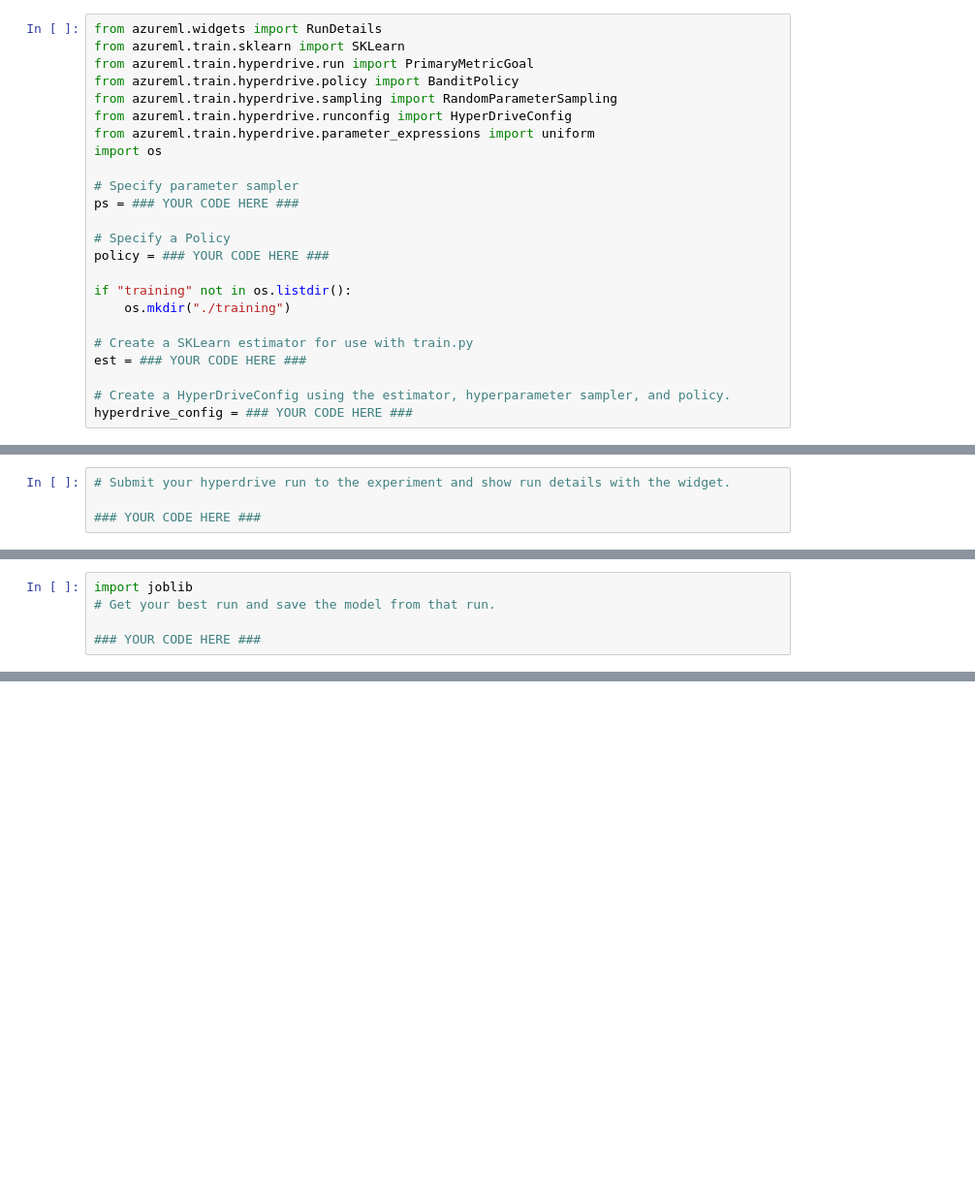
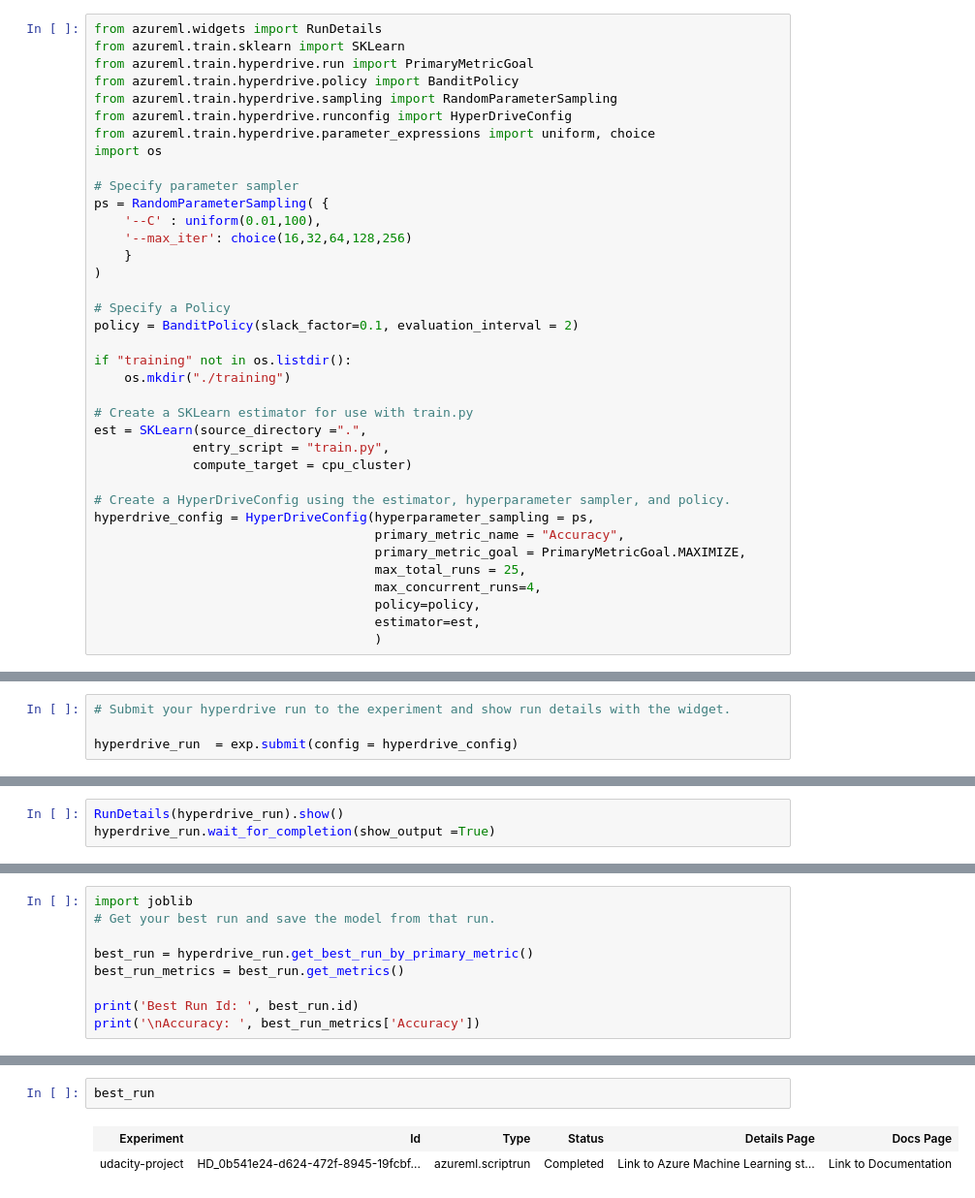
Before and after one commit to HarryMechatron/Optimising-ML-pipeline-in-Azure, a Jupyter notebook: udacity-project.ipynb, the cells around one changed output, grey strips where cells are left out. Shown at 97% size. Saved outputs shown, nothing was run; the diff lists cells and outputs as text; blank space fills up the shorter version.

```diff
--- a/udacity-project.ipynb
+++ b/udacity-project.ipynb
@@ -51,20 +50,33 @@ from azureml.train.hyperdrive.run import PrimaryMetricGoal
 from azureml.train.hyperdrive.policy import BanditPolicy
 from azureml.train.hyperdrive.sampling import RandomParameterSampling
 from azureml.train.hyperdrive.runconfig import HyperDriveConfig
-from azureml.train.hyperdrive.parameter_expressions import uniform
+from azureml.train.hyperdrive.parameter_expressions import uniform, choice
 import os
 
 # Specify parameter sampler
-ps = ### YOUR CODE HERE ###
+ps = RandomParameterSampling( {
+    '--C' : uniform(0.01,100),
+    '--max_iter': choice(16,32,64,128,256)
+    }
+)
 
 # Specify a Policy
-policy = ### YOUR CODE HERE ###
+policy = BanditPolicy(slack_factor=0.1, evaluation_interval = 2)
 
 if "training" not in os.listdir():
     os.mkdir("./training")
 
 # Create a SKLearn estimator for use with train.py
-est = ### YOUR CODE HERE ###
+est = SKLearn(source_directory =".",
+             entry_script = "train.py",
+             compute_target = cpu_cluster)
 
 # Create a HyperDriveConfig using the estimator, hyperparameter sampler, and policy.
-hyperdrive_config = ### YOUR CODE HERE ###
+hyperdrive_config = HyperDriveConfig(hyperparameter_sampling = ps,
+                                     primary_metric_name = "Accuracy",
+                                     primary_metric_goal = PrimaryMetricGoal.MAXIMIZE,
+                                     max_total_runs = 25,
+                                     max_concurrent_runs=4,
+                                     policy=policy,
+                                     estimator=est,
+                                     )
@@ -71,4 +85,4 @@ hyperdrive_config = ### YOUR CODE HERE ###
 # %%
 # Submit your hyperdrive run to the experiment and show run details with the widget.
 
-### YOUR CODE HERE ###
+hyperdrive_run  = exp.submit(config = hyperdrive_config)
@@ -74,0 +91,3 @@ hyperdrive_config = ### YOUR CODE HERE ###
+# %%
+RunDetails(hyperdrive_run).show()
+hyperdrive_run.wait_for_completion(show_output =True)
@@ -76,4 +126,8 @@ hyperdrive_config = ### YOUR CODE HERE ###
 import joblib
 # Get your best run and save the model from that run.
 
-### YOUR CODE HERE ###
+best_run = hyperdrive_run.get_best_run_by_primary_metric()
+best_run_metrics = best_run.get_metrics()
+
+print('Best Run Id: ', best_run.id)
+print('\nAccuracy: ', best_run_metrics['Accuracy'])
@@ -79,0 +155,5 @@ import joblib
+# %%
+best_run
+# %% [output]
+| Experiment | Id | Type | Status | Details Page | Docs Page |
+| udacity-project | HD_0b541e24-d624-472f-8945-19fcbf... | azureml.scriptrun | Completed | Link to Azure Machine Learning st... | Link to Documentation |
```
Also changed, not shown: parts of 28 cells of this notebook, 1 other file.
